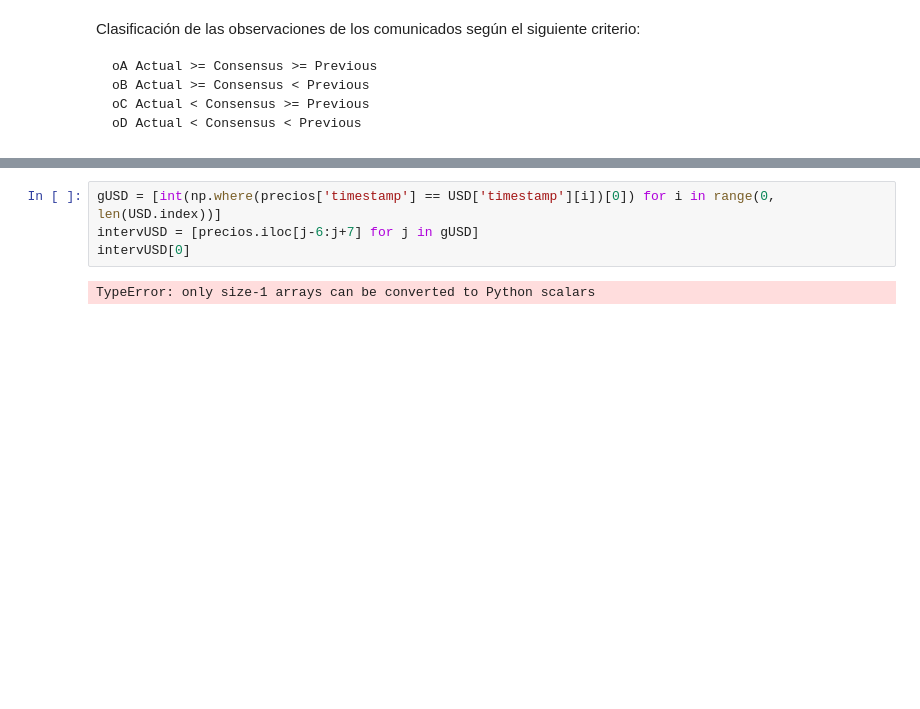
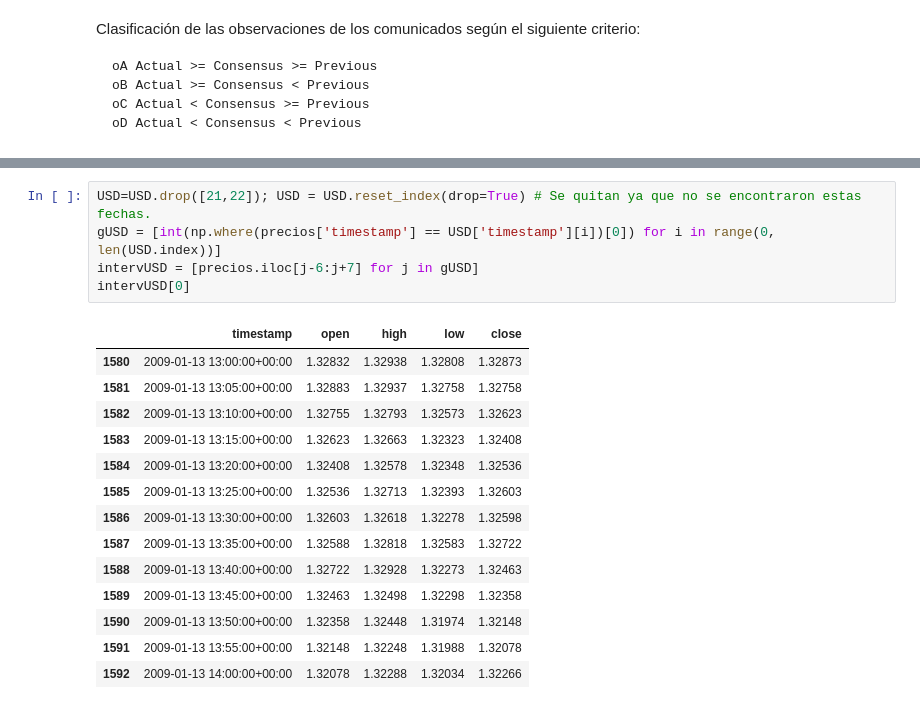
Before and after one commit to terecastillof/MYST_Laboratorio4, a Jupyter notebook: T_myst_Laboratorio4.ipynb, the cells around one changed output, grey strips where cells are left out. Cells and saved outputs as stored; diff of their text form; blank space fills up the shorter version.

```diff
--- a/T_myst_Laboratorio4.ipynb
+++ b/T_myst_Laboratorio4.ipynb
@@ -193,7 +186,21 @@ intervEUR[0]
 # %%
+USD=USD.drop([21,22]); USD = USD.reset_index(drop=True) # Se quitan ya que no se encontraron estas fechas.
 gUSD = [int(np.where(precios['timestamp'] == USD['timestamp'][i])[0]) for i in range(0, len(USD.index))]
 intervUSD = [precios.iloc[j-6:j+7] for j in gUSD]
 intervUSD[0]
 # %% [output]
-TypeError: only size-1 arrays can be converted to Python scalars
+|  | timestamp | open | high | low | close |
+| 1580 | 2009-01-13 13:00:00+00:00 | 1.32832 | 1.32938 | 1.32808 | 1.32873 |
+| 1581 | 2009-01-13 13:05:00+00:00 | 1.32883 | 1.32937 | 1.32758 | 1.32758 |
+| 1582 | 2009-01-13 13:10:00+00:00 | 1.32755 | 1.32793 | 1.32573 | 1.32623 |
+| 1583 | 2009-01-13 13:15:00+00:00 | 1.32623 | 1.32663 | 1.32323 | 1.32408 |
+| 1584 | 2009-01-13 13:20:00+00:00 | 1.32408 | 1.32578 | 1.32348 | 1.32536 |
+| 1585 | 2009-01-13 13:25:00+00:00 | 1.32536 | 1.32713 | 1.32393 | 1.32603 |
+| 1586 | 2009-01-13 13:30:00+00:00 | 1.32603 | 1.32618 | 1.32278 | 1.32598 |
+| 1587 | 2009-01-13 13:35:00+00:00 | 1.32588 | 1.32818 | 1.32583 | 1.32722 |
+| 1588 | 2009-01-13 13:40:00+00:00 | 1.32722 | 1.32928 | 1.32273 | 1.32463 |
+| 1589 | 2009-01-13 13:45:00+00:00 | 1.32463 | 1.32498 | 1.32298 | 1.32358 |
+| 1590 | 2009-01-13 13:50:00+00:00 | 1.32358 | 1.32448 | 1.31974 | 1.32148 |
+| 1591 | 2009-01-13 13:55:00+00:00 | 1.32148 | 1.32248 | 1.31988 | 1.32078 |
+| 1592 | 2009-01-13 14:00:00+00:00 | 1.32078 | 1.32288 | 1.32034 | 1.32266 |
 # %%
```
Also changed, not shown: parts of 30 cells of this notebook.
